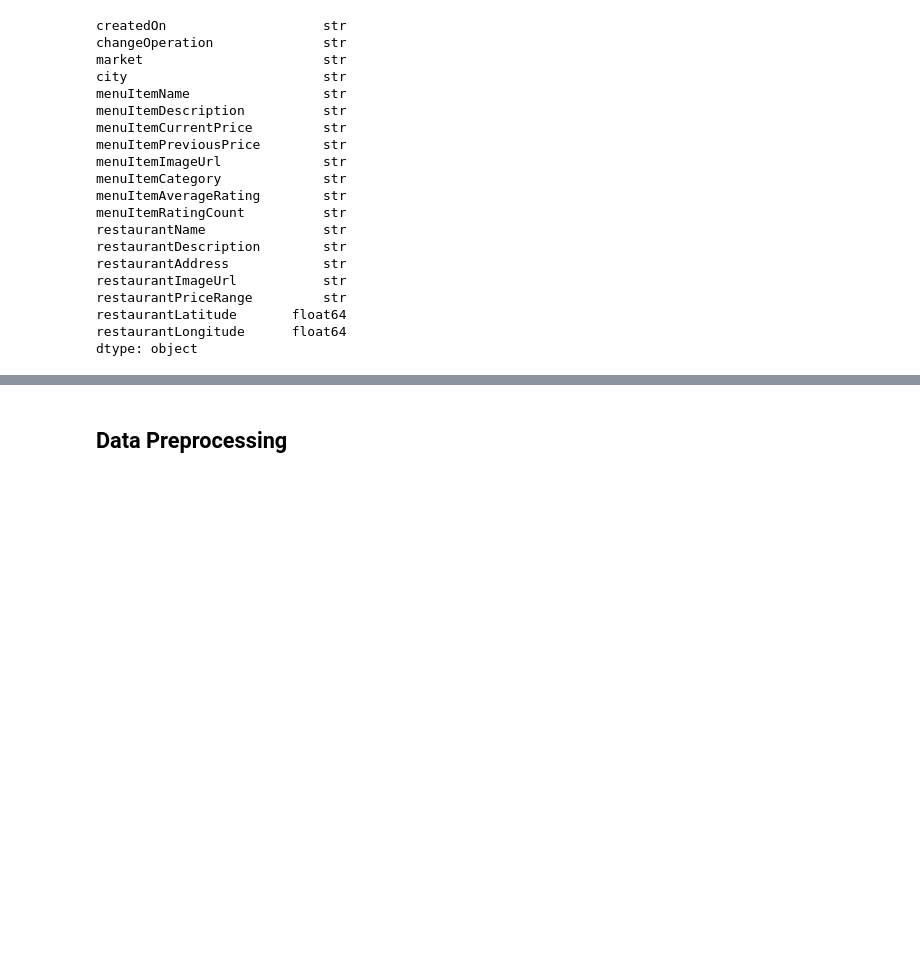
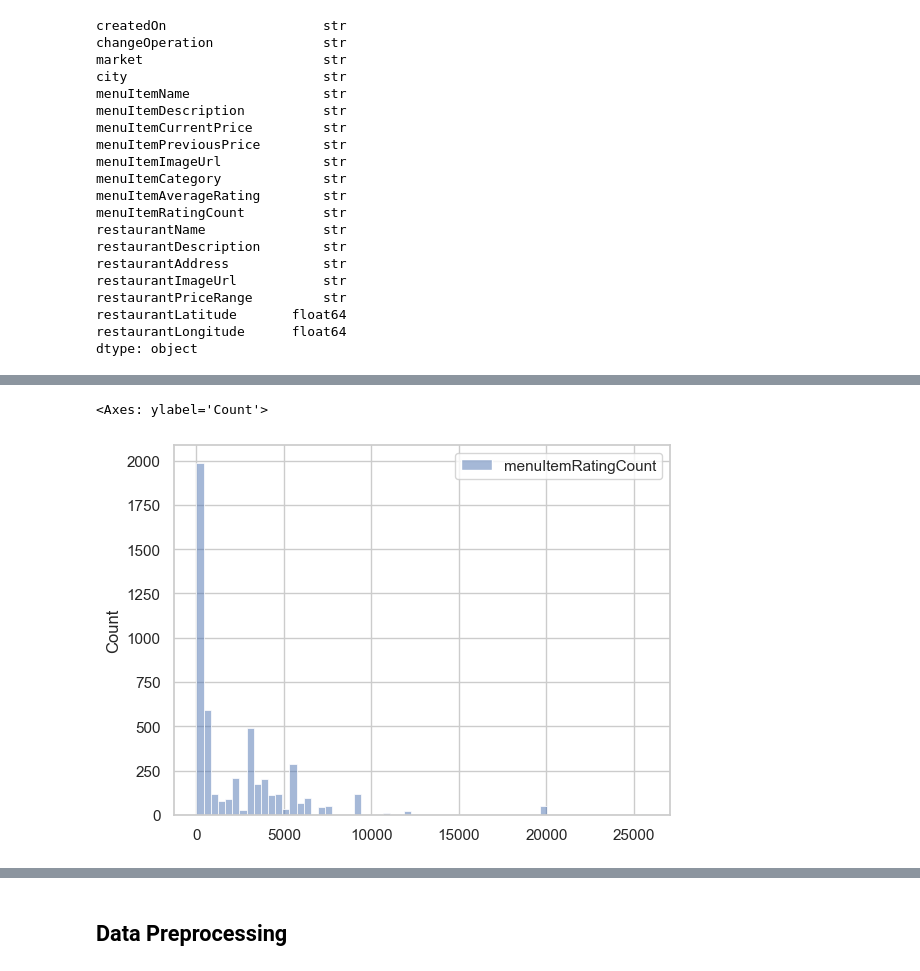
Before and after one commit to dpwrag/le-rag, a Jupyter notebook: data/data_preprocessing.ipynb, the cells around one changed output, grey strips where cells are left out. Saved outputs shown, nothing was run; the diff lists cells and outputs as text; code cells hidden in the pictures; blank space fills up the shorter version.

```diff
--- a/data/data_preprocessing.ipynb
+++ b/data/data_preprocessing.ipynb
@@ -110,0 +231,5 @@ Length: 1, dtype: str
+# %%
+sns.histplot(df[["menuItemRatingCount"]])
+# %% [output]
+<Axes: ylabel='Count'>
+[figure, added]
```
Also changed, not shown: parts of 49 cells of this notebook, 1 other file.
